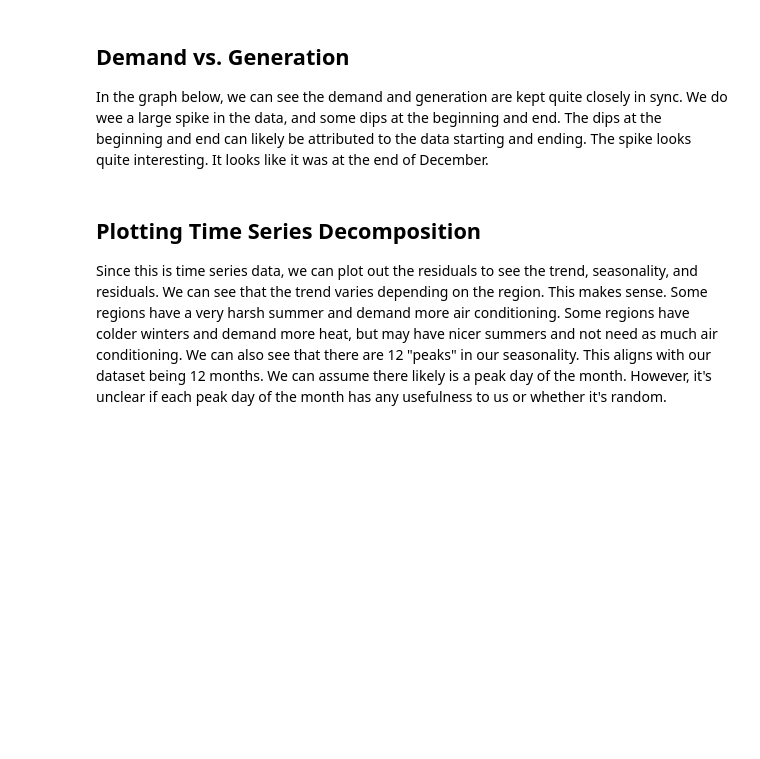
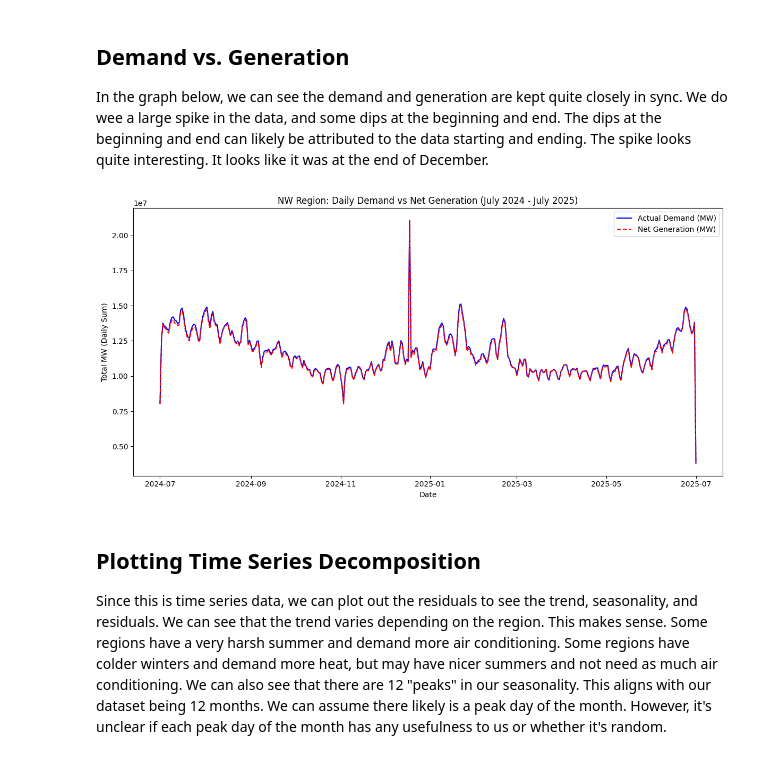
Before and after one commit to Michaelsaju1/AIPI510_Module_Project_1, a Jupyter notebook: power_grid_analysis.ipynb, the cells around one changed output. Saved outputs shown, nothing was run; the diff lists cells and outputs as text; code cells hidden in the pictures; blank space fills up the shorter version.

```diff
--- a/power_grid_analysis.ipynb
+++ b/power_grid_analysis.ipynb
@@ -266,16 +331,18 @@ In the graph below, we can see the demand and generation are kept quite closely
 # %%
 daily = df.groupby(df["UTC Time at End of Hour"].dt.date)[["Demand (MW)", "Net Generation (MW)"]].sum()
 
 plt.figure(figsize=(12, 6))
 plt.plot(daily.index, daily["Demand (MW)"], color="blue", label="Actual Demand (MW)")
 plt.plot(daily.index, daily["Net Generation (MW)"], color="red", label="Net Generation (MW)", linestyle='--')
 
-plt.title("NW Region: Daily Demand vs Net Generation (2025)")
+plt.title("NW Region: Daily Demand vs Net Generation (July 2024 - July 2025)")
 plt.xlabel("Date")
 plt.ylabel("Total MW (Daily Sum)")
 plt.legend()
 plt.tight_layout()
 plt.show()
+# %% [output]
+[figure, added]
 # %% [markdown]
 ## Plotting Time Series Decomposition
 
```
Also changed, not shown: parts of 10 cells of this notebook, 1 other file.
